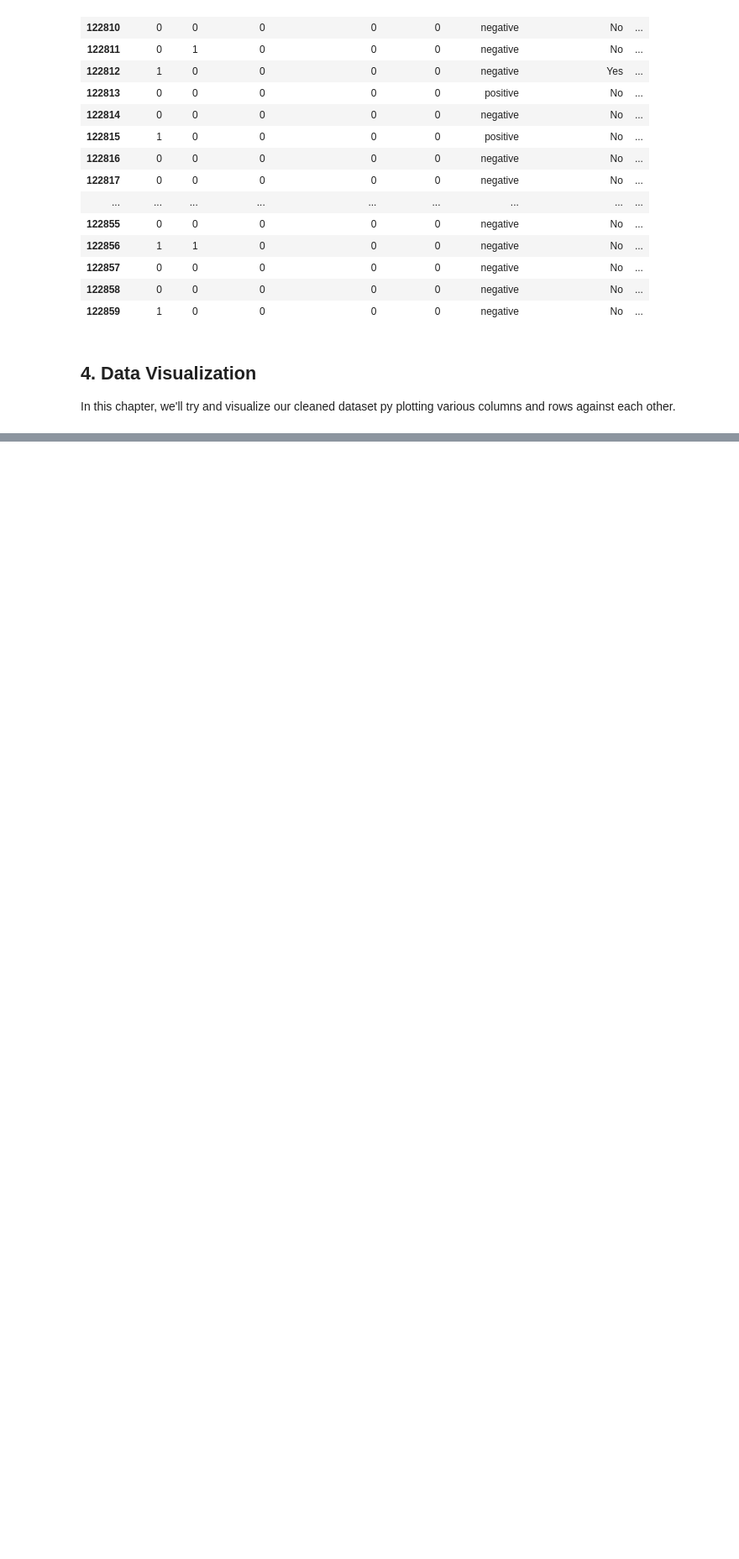
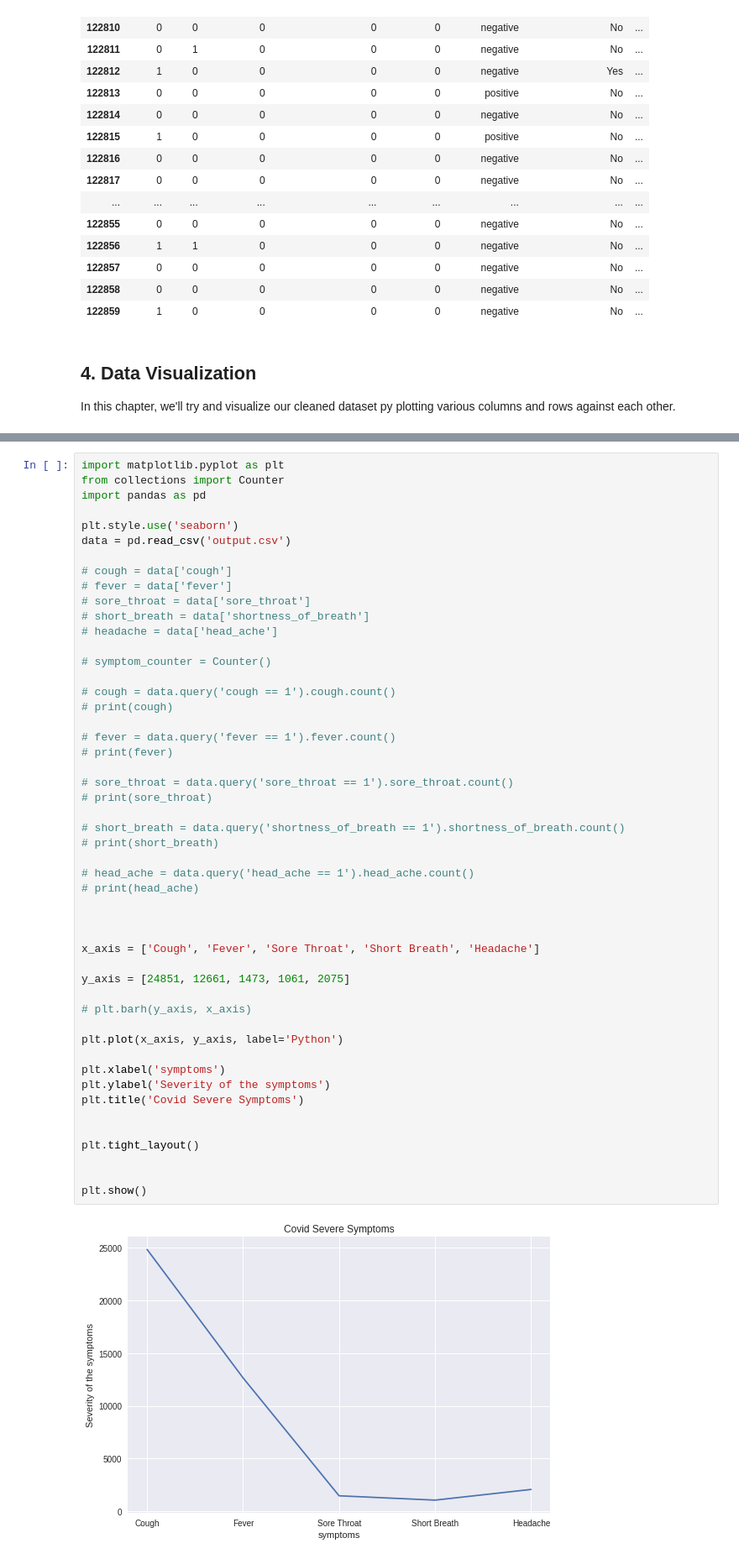
Before and after one commit to OkothPius/DSWP, a Jupyter notebook: notebook/ds_script.ipynb, the cells around one changed output, grey strips where cells are left out. Shown at 84% size. Saved outputs shown, nothing was run; the diff lists cells and outputs as text; blank space fills up the shorter version.

```diff
--- a/notebook/ds_script.ipynb
+++ b/notebook/ds_script.ipynb
@@ -70,0 +69,52 @@ from matplotlib.pyplot import plt
+# %%
+import matplotlib.pyplot as plt
+from collections import Counter
+import pandas as pd
+
+plt.style.use('seaborn')
+data = pd.read_csv('output.csv')
+
+# cough = data['cough']
+# fever = data['fever']
+# sore_throat = data['sore_throat']
+# short_breath = data['shortness_of_breath']
+# headache = data['head_ache']
+
+# symptom_counter = Counter()
+
+# cough = data.query('cough == 1').cough.count()
+# print(cough)
+
+# fever = data.query('fever == 1').fever.count()
+# print(fever)
+
+# sore_throat = data.query('sore_throat == 1').sore_throat.count()
+# print(sore_throat)
+
+# short_breath = data.query('shortness_of_breath == 1').shortness_of_breath.count()
+# print(short_breath)
+
+# head_ache = data.query('head_ache == 1').head_ache.count()
+# print(head_ache)
+
+
+
+x_axis = ['Cough', 'Fever', 'Sore Throat', 'Short Breath', 'Headache']
+
+y_axis = [24851, 12661, 1473, 1061, 2075]
+
+# plt.barh(y_axis, x_axis)
+
+plt.plot(x_axis, y_axis, label='Python')
+
+plt.xlabel('symptoms')
+plt.ylabel('Severity of the symptoms')
+plt.title('Covid Severe Symptoms')
+
+
+plt.tight_layout()
+
+
+plt.show()
+# %% [output]
+[figure, added]
```
Also changed, not shown: parts of 1 cell of this notebook.
